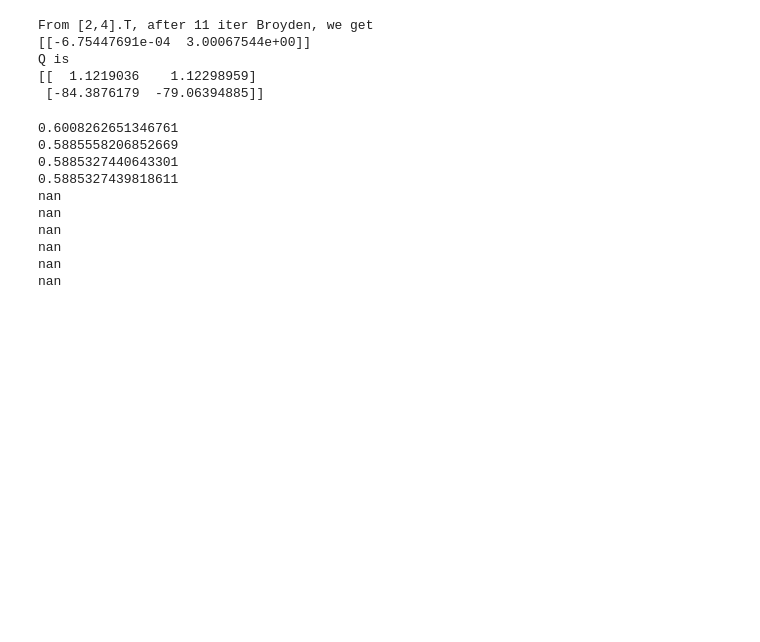
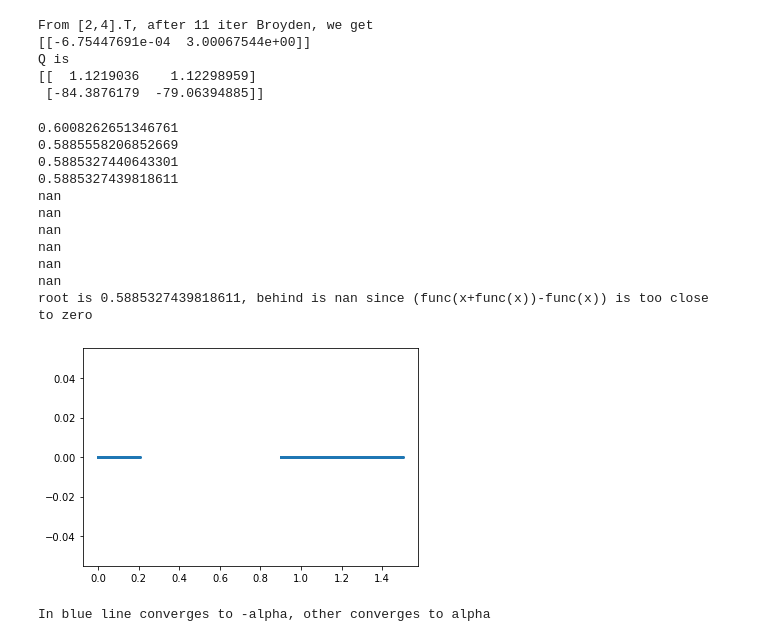
Before and after one commit to sharkjingyang/Numerical-2020-Fall-Homework, a Jupyter notebook: Homework5/HW5.ipynb, the cells around one changed output. Cells and saved outputs as stored; diff of their text form; code cells hidden in the pictures; blank space fills up the shorter version.

```diff
--- a/Homework5/HW5.ipynb
+++ b/Homework5/HW5.ipynb
@@ -795,7 +795,7 @@ def Steffen(x_0,func,itr):
         print(x)
     return x
 x=Steffen(1,func_7,10)
-pirnt(" root is 0.5885327439818611, behind is nan since (func(x+func(x))-func(x)) is too close to zero")
+print("root is 0.5885327439818611, behind is nan since (func(x+func(x))-func(x)) is too close to zero")
 # %% [output]
 0.6008262651346761
 0.5885558206852669
@@ -807,3 +807,44 @@ nan
 nan
 nan
 nan
+root is 0.5885327439818611, behind is nan since (func(x+func(x))-func(x)) is too close to zero
+# %%
+## Section Q3
+def func_4(x):
+    return math.cos(2*x)**2-x**2
+
+def func_4_d(x):
+    return 4*math.cos(2*x)*(-math.sin(x))-x*2
+
+def Newton_7(x_0,func,func_d):
+    x=x_0
+    delta=10
+
+    for i in range(200):
+        if delta>=1e-4:
+            x_temp=x-func(x)/func_d(x)
+            delta=abs(x_temp-x)
+            x=x_temp
+        else: break
+    return x
+
+# x=Newton_7(0.002,func_4,func_4_d)
+
+
+
+x=np.linspace(0,1.5,num=15001)
+
+for i in range(1,15001):
+    x[i]=Newton_7(x[i],func_4,func_4_d)
+
+index=np.array(np.where(abs(x+0.5149)<1e-3))/10000
+y=np.zeros(index.shape)
+
+fig,ax=plt.subplots()
+ax.scatter(index,y,s=4)
+plt.show()
+
+print("In blue line converges to -alpha, other converges to alpha")
+# %% [output]
+[figure, added]
+In blue line converges to -alpha, other converges to alpha
```
